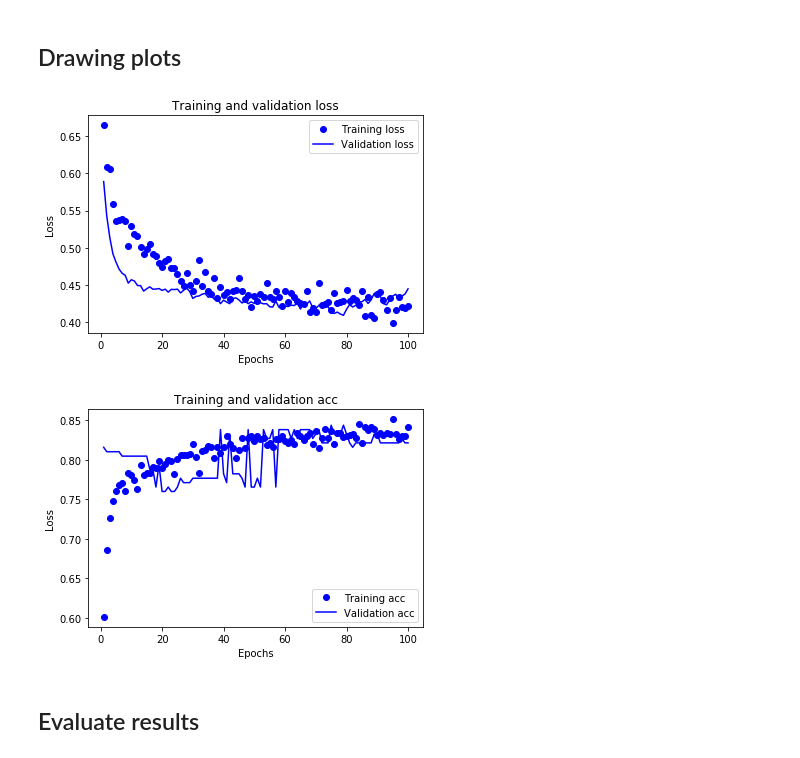
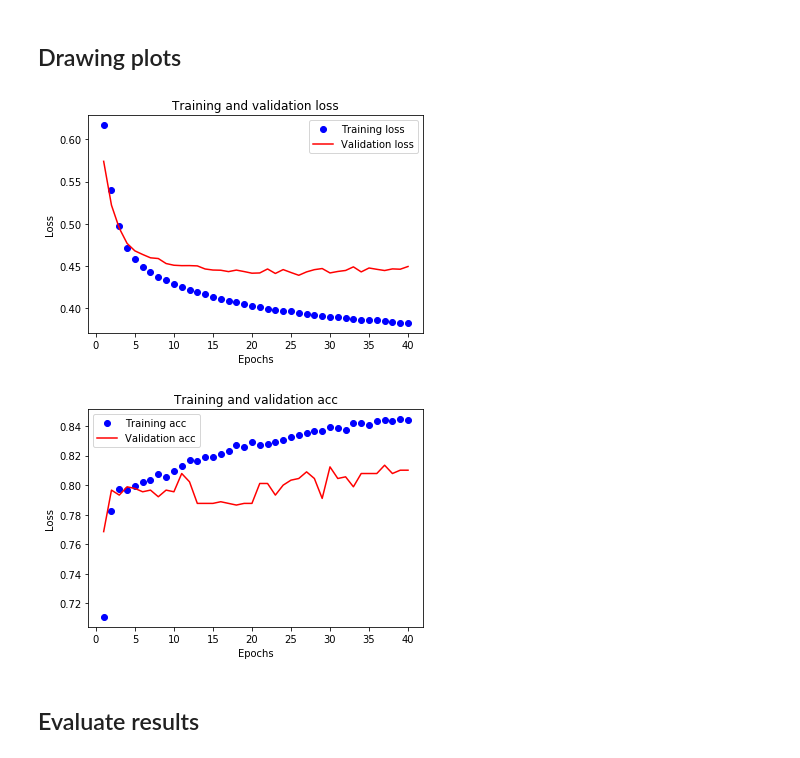
Before and after one commit to wiktor779/Kaggle-Titanic, a Jupyter notebook: survived_prediction.ipynb, the cells around one changed output. Saved outputs shown, nothing was run; the diff lists cells and outputs as text; code cells hidden in the pictures.

```diff
--- a/survived_prediction.ipynb
+++ b/survived_prediction.ipynb
@@ -87,35 +105,36 @@ Epoch 100/100
 ## Drawing plots
 # %%
 history_dict = history.history
-loss_values = history_dict["loss"]
-val_loss_values = history_dict["val_loss"]
+
+loss_values = [np.mean([x["loss"][i] for x in all_histories]) for i in range(number_of_epochs)]
+val_loss_values = [np.mean([x["val_loss"][i] for x in all_histories]) for i in range(number_of_epochs)]
 
 epochs = range(1, len(loss_values) + 1)
 
 plt.plot(epochs, loss_values, "bo", label="Training loss")
-plt.plot(epochs, val_loss_values, "b", label="Validation loss")
+plt.plot(epochs, val_loss_values, "b", label="Validation loss", color="red")
 plt.title("Training and validation loss")
 plt.xlabel("Epochs")
 plt.ylabel("Loss")
 plt.legend()
 
 plt.show()
 
 
-acc_values = history_dict["acc"]
-val_acc_values = history_dict["val_acc"]
+acc_values = [np.mean([x["acc"][i] for x in all_histories]) for i in range(number_of_epochs)]
+val_acc_values = [np.mean([x["val_acc"][i] for x in all_histories]) for i in range(number_of_epochs)]
 
 plt.plot(epochs, acc_values, "bo", label="Training acc")
-plt.plot(epochs, val_acc_values, "b", label="Validation acc")
+plt.plot(epochs, val_acc_values, "b", label="Validation acc", color="red")
 plt.title("Training and validation acc")
 plt.xlabel("Epochs")
 plt.ylabel("Loss")
 plt.legend()
 
 plt.show()
 # %% [output]
-[figure, old version]
+[figure, new version]
-[figure, old version]
+[figure, new version]
 # %% [markdown]
 ## Evaluate results
 # %%
```
Also changed, not shown: parts of 5 cells of this notebook, 1 other file.
